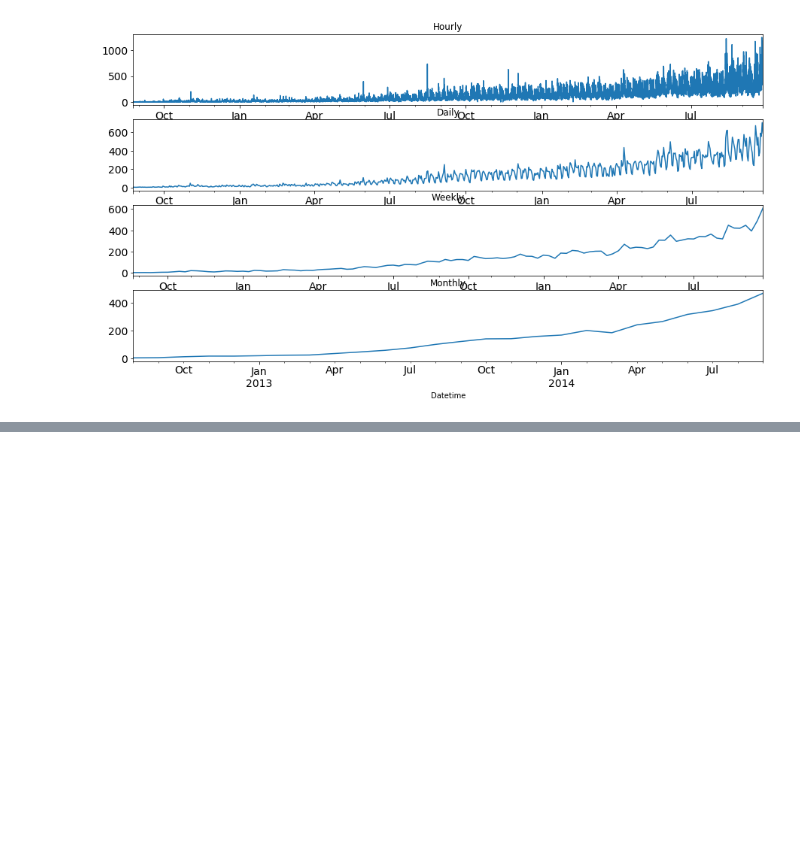
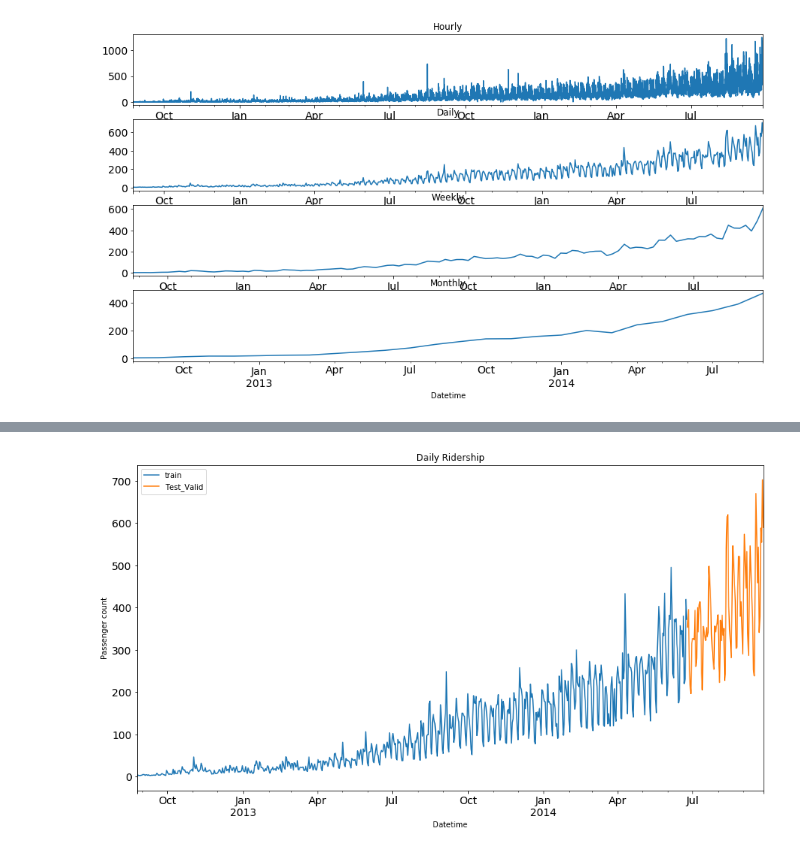
Before and after one commit to shishirkmr/TimeSeries, a Jupyter notebook: time_series_analysis.ipynb, the cells around one changed output, grey strips where cells are left out. Cells and saved outputs as stored; diff of their text form; code cells hidden in the pictures; blank space fills up the shorter version.

```diff
--- a/time_series_analysis.ipynb
+++ b/time_series_analysis.ipynb
@@ -231,0 +252,12 @@ train_df = train_df.resample('D').mean()
+# %%
+Train=train_df['2012-08-25':'2014-06-24']
+Test_Valid=train_df['2014-06-25':'2014-09-25']
+# %%
+Train.Count.plot(figsize=(15,8),title='Daily Ridership', fontsize=14, label='train')
+Test_Valid.Count.plot(figsize=(15,8), title= 'Daily Ridership', fontsize=14, label='Test_Valid')
+plt.xlabel("Datetime")
+plt.ylabel("Passenger count")
+plt.legend(loc='best')
+plt.show()
+# %% [output]
+[figure, added]
```
Also changed, not shown: parts of 40 cells of this notebook, 3 other files.
